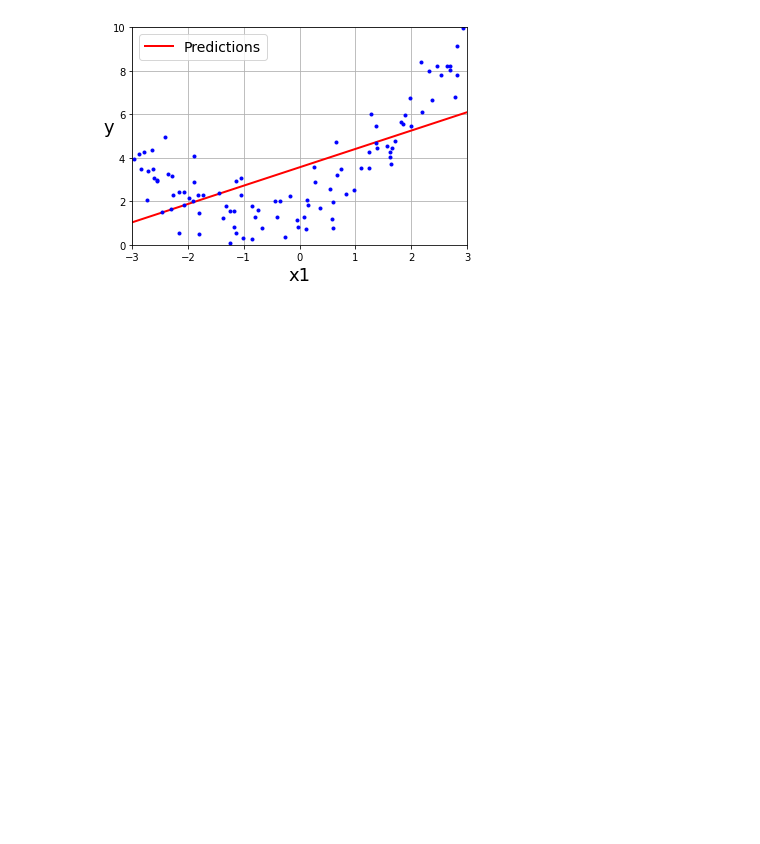
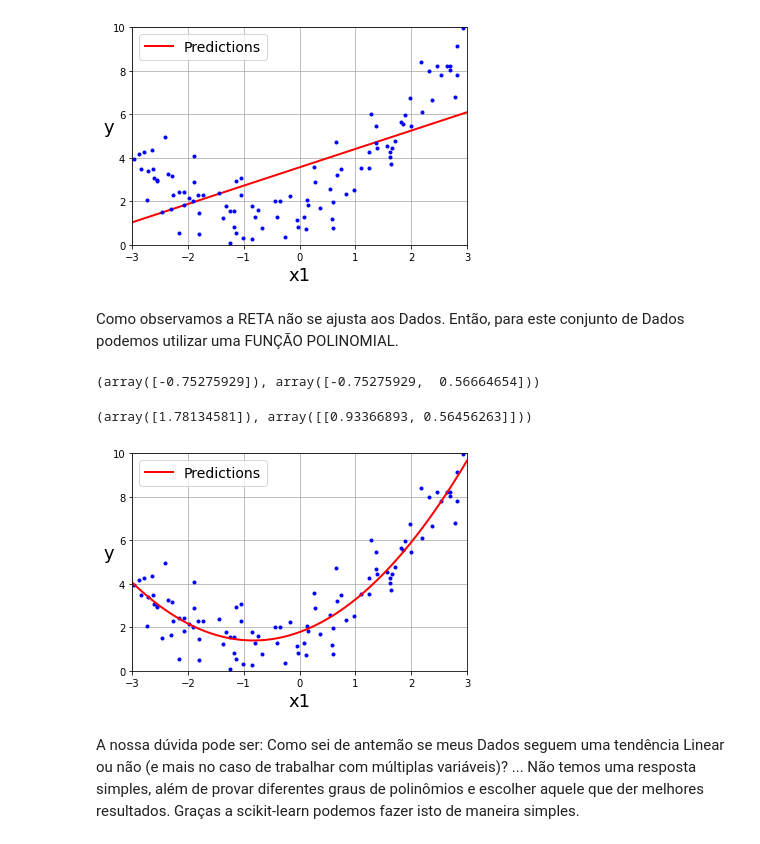
Before and after one commit to KARINAgoncalvesSOARES/Machine_Learning, a Jupyter notebook: machinelearning_regresaolinear.ipynb, the cells around one changed output. Cells and saved outputs as stored; diff of their text form; code cells hidden in the pictures; blank space fills up the shorter version.

```diff
--- a/machinelearning_regresaolinear.ipynb
+++ b/machinelearning_regresaolinear.ipynb
@@ -104,3 +104,42 @@ plt.grid(True)
 plt.show()
 # %% [output]
 [figure]
+# %% [markdown]
+Como observamos a RETA não se ajusta aos Dados. Então, para este conjunto de Dados podemos utilizar uma FUNÇÃO POLINOMIAL.
+# %%
+
+from sklearn.preprocessing import PolynomialFeatures
+
+# Função polinomial de grau 2 (degree=2)
+poly_features = PolynomialFeatures(degree=2, include_bias=False)
+# Aqui representaremos nosso Dado em outro espaço
+# Ajuste aos dados e em seguida os transforma.
+x_poly = poly_features.fit_transform(x)
+
+# O X[0] é representado por X_poly[0] em outro espaço
+x[0], x_poly[0]
+# %% [output]
+(array([-0.75275929]), array([-0.75275929,  0.56664654]))
+# %%
+lin_reg = LinearRegression()
+lin_reg.fit(x_poly, y)
+lin_reg.intercept_, lin_reg.coef_
+# %% [output]
+(array([1.78134581]), array([[0.93366893, 0.56456263]]))
+# %%
+x_new = np.linspace(-3, 3, 100).reshape(100, 1)
+x_new_poly = poly_features.transform(x_new)
+y_new = lin_reg.predict(x_new_poly)
+
+plt.plot(x,y, "b.")
+plt.plot(x_new, y_new, 'r-', linewidth=2, label= "Predictions")
+plt.xlabel('x1', fontsize=18)
+plt.ylabel('y', rotation=0, fontsize=18)
+plt.legend(loc='upper left', fontsize=14)
+plt.axis([-3,3,0,10])
+plt.grid(True)
+plt.show()
+# %% [output]
+[figure, added]
+# %% [markdown]
+A nossa dúvida pode ser: Como sei de antemão se meus Dados seguem uma tendência Linear ou não (e mais no caso de trabalhar com múltiplas variáveis)? ... Não temos uma resposta simples, além de provar diferentes graus de polinômios e escolher aquele que der melhores resultados. Graças a scikit-learn podemos fazer isto de maneira simples.
```
Also changed, not shown: parts of 4 cells of this notebook.
